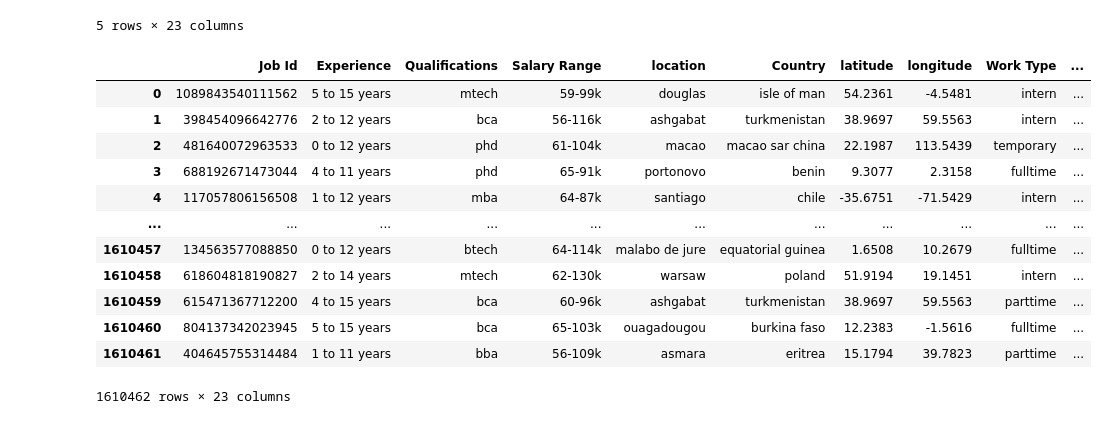
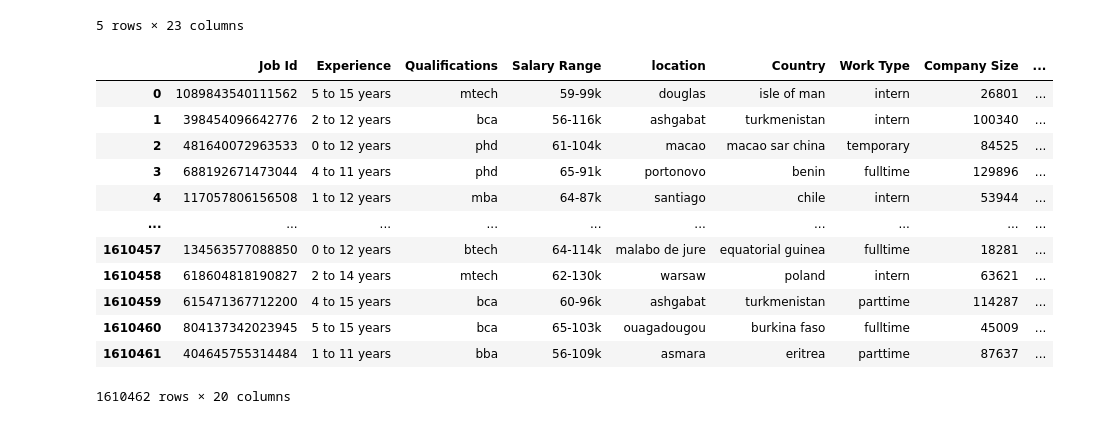
Before and after one commit to Desmo-nd/Job-Matching-ML, a Jupyter notebook: ML/portal.ipynb, the cells around one changed output. Cells and saved outputs as stored; diff of their text form; code cells hidden in the pictures.

```diff
--- a/ML/portal.ipynb
+++ b/ML/portal.ipynb
@@ -130,21 +130,21 @@ job_dataset.to_csv('pre_cleaned.csv', index=False)
 # %%
 import pandas as pd
-cleaned_dataset = pd.read_csv('pre_cleaned.csv')
+cleaned_dataset = pd.read_csv('portalCleaned.csv')
 display(cleaned_dataset)
 # %% [output]
-|  | Job Id | Experience | Qualifications | Salary Range | location | Country | latitude | longitude | Work Type | ... |
-| 0 | 1089843540111562 | 5 to 15 years | mtech | 59-99k | douglas | isle of man | 54.2361 | -4.5481 | intern | ... |
-| 1 | 398454096642776 | 2 to 12 years | bca | 56-116k | ashgabat | turkmenistan | 38.9697 | 59.5563 | intern | ... |
-| 2 | 481640072963533 | 0 to 12 years | phd | 61-104k | macao | macao sar china | 22.1987 | 113.5439 | temporary | ... |
-| 3 | 688192671473044 | 4 to 11 years | phd | 65-91k | portonovo | benin | 9.3077 | 2.3158 | fulltime | ... |
-| 4 | 117057806156508 | 1 to 12 years | mba | 64-87k | santiago | chile | -35.6751 | -71.5429 | intern | ... |
-| ... | ... | ... | ... | ... | ... | ... | ... | ... | ... | ... |
-| 1610457 | 134563577088850 | 0 to 12 years | btech | 64-114k | malabo de jure | equatorial guinea | 1.6508 | 10.2679 | fulltime | ... |
-| 1610458 | 618604818190827 | 2 to 14 years | mtech | 62-130k | warsaw | poland | 51.9194 | 19.1451 | intern | ... |
-| 1610459 | 615471367712200 | 4 to 15 years | bca | 60-96k | ashgabat | turkmenistan | 38.9697 | 59.5563 | parttime | ... |
-| 1610460 | 804137342023945 | 5 to 15 years | bca | 65-103k | ouagadougou | burkina faso | 12.2383 | -1.5616 | fulltime | ... |
-| 1610461 | 404645755314484 | 1 to 11 years | bba | 56-109k | asmara | eritrea | 15.1794 | 39.7823 | parttime | ... |
+|  | Job Id | Experience | Qualifications | Salary Range | location | Country | Work Type | Company Size | ... |
+| 0 | 1089843540111562 | 5 to 15 years | mtech | 59-99k | douglas | isle of man | intern | 26801 | ... |
+| 1 | 398454096642776 | 2 to 12 years | bca | 56-116k | ashgabat | turkmenistan | intern | 100340 | ... |
+| 2 | 481640072963533 | 0 to 12 years | phd | 61-104k | macao | macao sar china | temporary | 84525 | ... |
+| 3 | 688192671473044 | 4 to 11 years | phd | 65-91k | portonovo | benin | fulltime | 129896 | ... |
+| 4 | 117057806156508 | 1 to 12 years | mba | 64-87k | santiago | chile | intern | 53944 | ... |
+| ... | ... | ... | ... | ... | ... | ... | ... | ... | ... |
+| 1610457 | 134563577088850 | 0 to 12 years | btech | 64-114k | malabo de jure | equatorial guinea | fulltime | 18281 | ... |
+| 1610458 | 618604818190827 | 2 to 14 years | mtech | 62-130k | warsaw | poland | intern | 63621 | ... |
+| 1610459 | 615471367712200 | 4 to 15 years | bca | 60-96k | ashgabat | turkmenistan | parttime | 114287 | ... |
+| 1610460 | 804137342023945 | 5 to 15 years | bca | 65-103k | ouagadougou | burkina faso | fulltime | 45009 | ... |
+| 1610461 | 404645755314484 | 1 to 11 years | bba | 56-109k | asmara | eritrea | parttime | 87637 | ... |
-1610462 rows × 23 columns
+1610462 rows × 20 columns
 # %%
 # Assuming your dataset is stored in a list named 'cleaned_dataset'
 total_length = len(cleaned_dataset)
```
Also changed, not shown: parts of 4 cells of this notebook, 12 other files.
